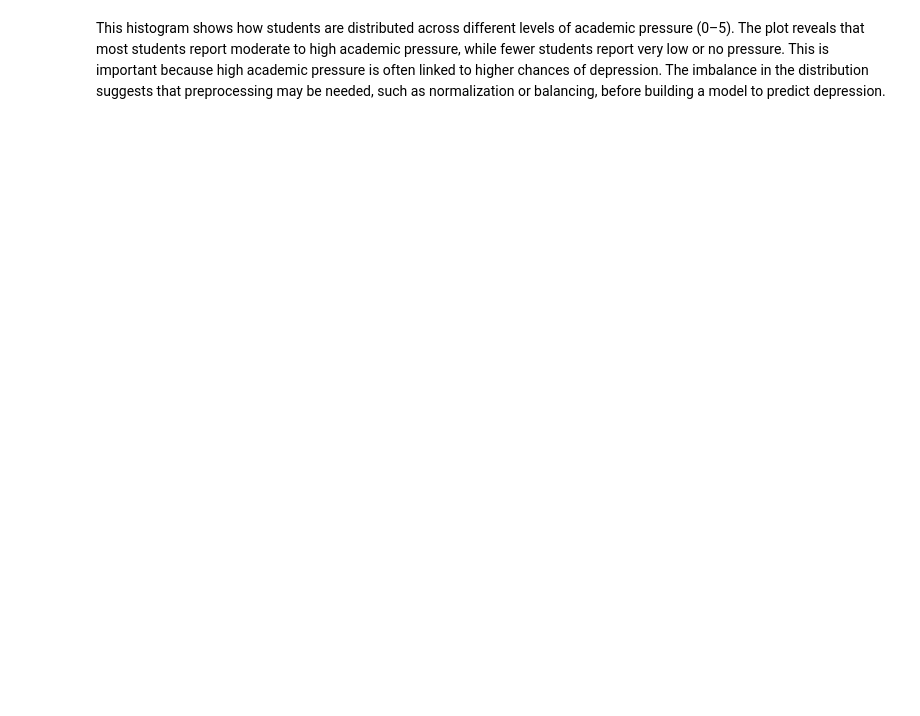
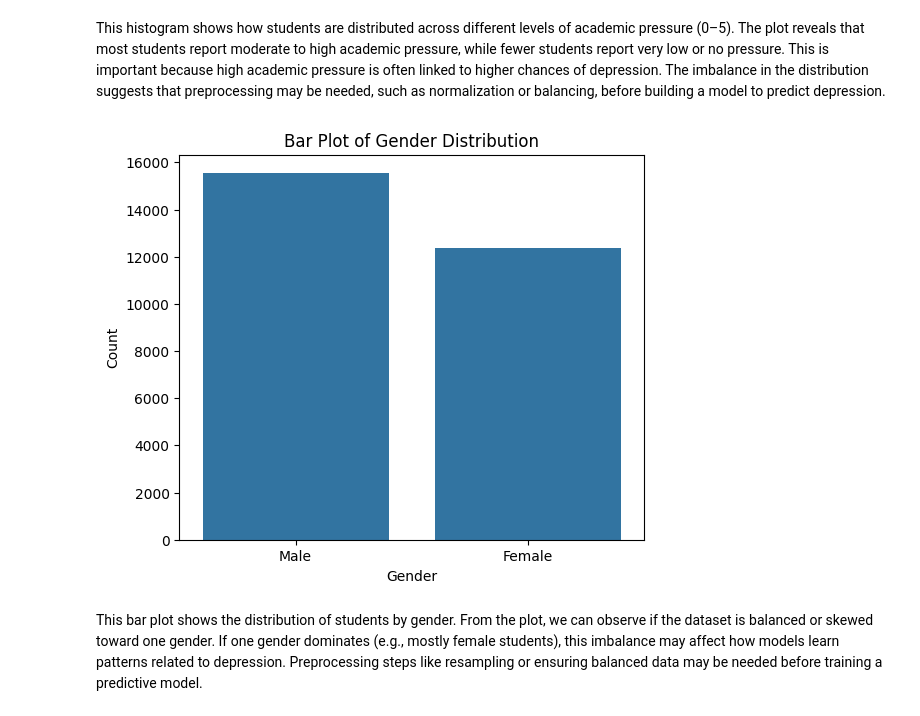
Before and after one commit to Deem-KSU/IT326-Group1-56546, a Jupyter notebook: Phase2.ipynb, the cells around one changed output. Cells and saved outputs as stored; diff of their text form; code cells hidden in the pictures; blank space fills up the shorter version.

```diff
--- a/Phase2.ipynb
+++ b/Phase2.ipynb
@@ -201,2 +203,15 @@ plt.show()
 # %% [markdown]
 This histogram shows how students are distributed across different levels of academic pressure (0–5). The plot reveals that most students report moderate to high academic pressure, while fewer students report very low or no pressure. This is important because high academic pressure is often linked to higher chances of depression. The imbalance in the distribution suggests that preprocessing may be needed, such as normalization or balancing, before building a model to predict depression.
+# %%
+import matplotlib.pyplot as plt
+
+plt.figure(figsize=(6,5))
+sns.countplot(x='Gender', data=raw_dataset)
+plt.title('Bar Plot of Gender Distribution')
+plt.xlabel('Gender')
+plt.ylabel('Count')
+plt.show()
+# %% [output]
+[figure, added]
+# %% [markdown]
+This bar plot shows the distribution of students by gender. From the plot, we can observe if the dataset is balanced or skewed toward one gender. If one gender dominates (e.g., mostly female students), this imbalance may affect how models learn patterns related to depression. Preprocessing steps like resampling or ensuring balanced data may be needed before training a predictive model.
```
Also changed, not shown: parts of 1 cell of this notebook.
